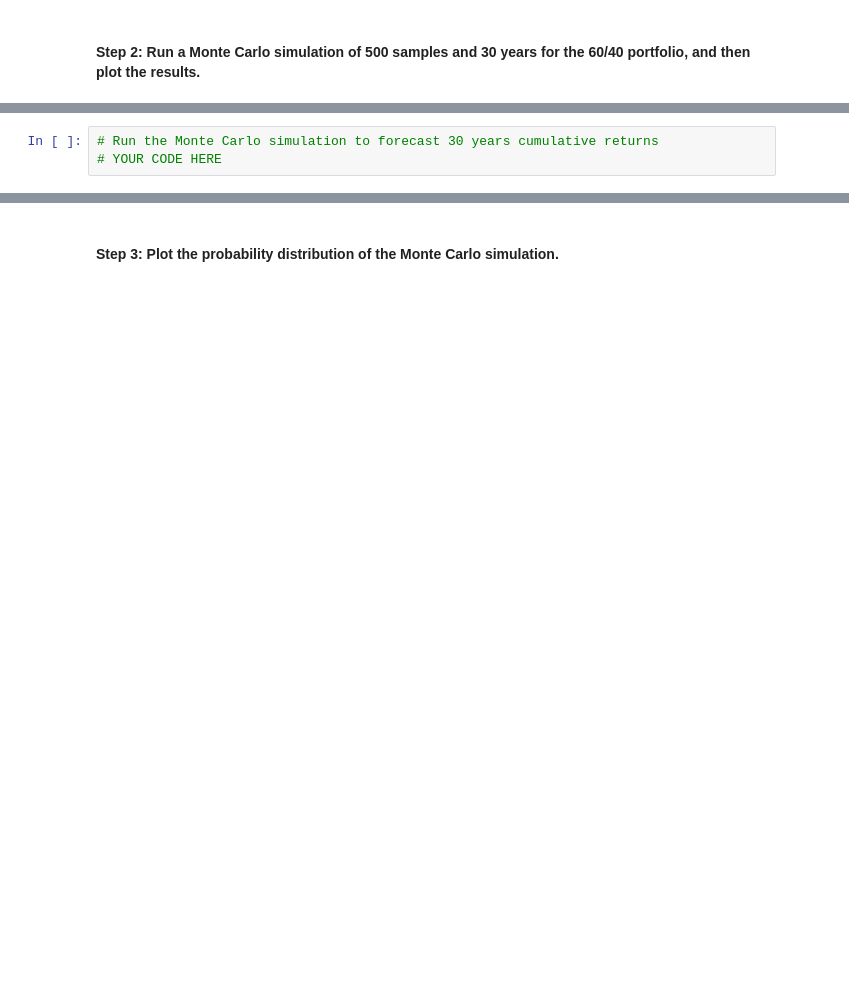
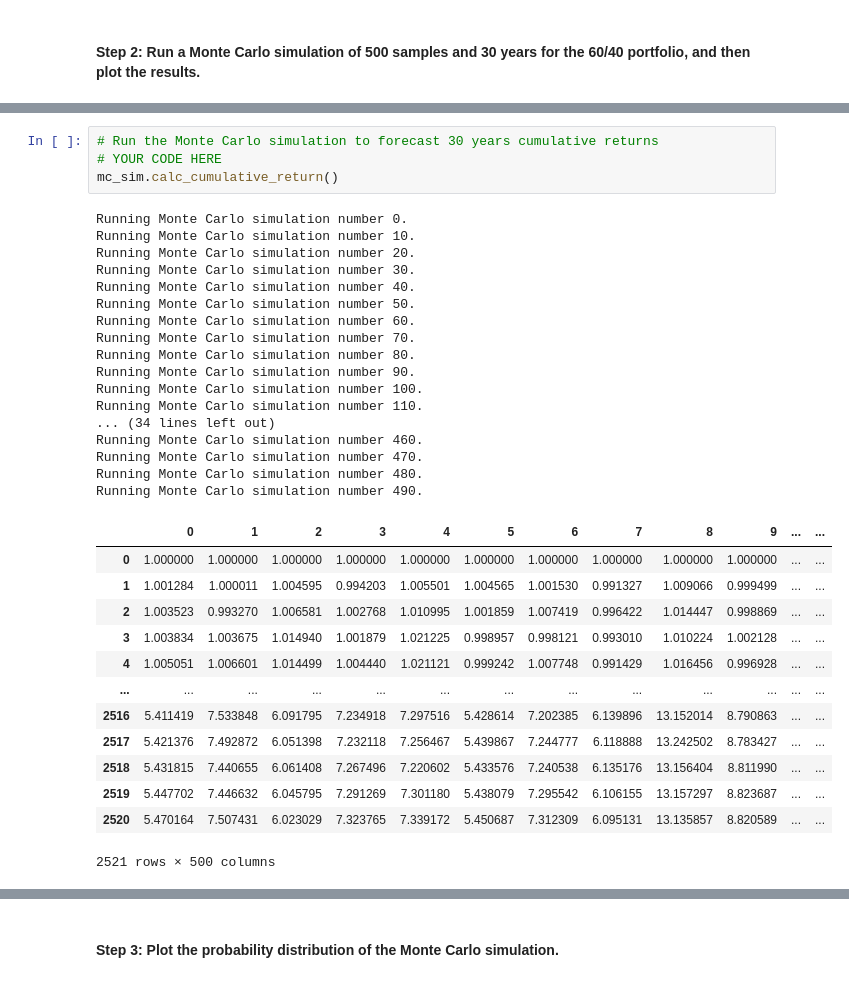
Before and after one commit to saeedraghib/m05_challenge_01A, a Jupyter notebook: sr_financial_planning_tools.ipynb, the cells around one changed output, grey strips where cells are left out. Saved outputs shown, nothing was run; the diff lists cells and outputs as text; blank space fills up the shorter version.

```diff
--- a/sr_financial_planning_tools.ipynb
+++ b/sr_financial_planning_tools.ipynb
@@ -459,6 +535,38 @@ In this section, you’ll use the MCForecastTools library to create a Monte Carl
 # %%
 # Run the Monte Carlo simulation to forecast 30 years cumulative returns
 # YOUR CODE HERE
+mc_sim.calc_cumulative_return()
+# %% [output]
+Running Monte Carlo simulation number 0.
+Running Monte Carlo simulation number 10.
+Running Monte Carlo simulation number 20.
+Running Monte Carlo simulation number 30.
+Running Monte Carlo simulation number 40.
+Running Monte Carlo simulation number 50.
+Running Monte Carlo simulation number 60.
+Running Monte Carlo simulation number 70.
+Running Monte Carlo simulation number 80.
+Running Monte Carlo simulation number 90.
+Running Monte Carlo simulation number 100.
+Running Monte Carlo simulation number 110.
+... (34 lines left out)
+Running Monte Carlo simulation number 460.
+Running Monte Carlo simulation number 470.
+Running Monte Carlo simulation number 480.
+Running Monte Carlo simulation number 490.
+|  | 0 | 1 | 2 | 3 | 4 | 5 | 6 | 7 | 8 | 9 | ... | ... |
+| 0 | 1.000000 | 1.000000 | 1.000000 | 1.000000 | 1.000000 | 1.000000 | 1.000000 | 1.000000 | 1.000000 | 1.000000 | ... | ... |
+| 1 | 1.001284 | 1.000011 | 1.004595 | 0.994203 | 1.005501 | 1.004565 | 1.001530 | 0.991327 | 1.009066 | 0.999499 | ... | ... |
+| 2 | 1.003523 | 0.993270 | 1.006581 | 1.002768 | 1.010995 | 1.001859 | 1.007419 | 0.996422 | 1.014447 | 0.998869 | ... | ... |
+| 3 | 1.003834 | 1.003675 | 1.014940 | 1.001879 | 1.021225 | 0.998957 | 0.998121 | 0.993010 | 1.010224 | 1.002128 | ... | ... |
+| 4 | 1.005051 | 1.006601 | 1.014499 | 1.004440 | 1.021121 | 0.999242 | 1.007748 | 0.991429 | 1.016456 | 0.996928 | ... | ... |
+| ... | ... | ... | ... | ... | ... | ... | ... | ... | ... | ... | ... | ... |
+| 2516 | 5.411419 | 7.533848 | 6.091795 | 7.234918 | 7.297516 | 5.428614 | 7.202385 | 6.139896 | 13.152014 | 8.790863 | ... | ... |
+| 2517 | 5.421376 | 7.492872 | 6.051398 | 7.232118 | 7.256467 | 5.439867 | 7.244777 | 6.118888 | 13.242502 | 8.783427 | ... | ... |
+| 2518 | 5.431815 | 7.440655 | 6.061408 | 7.267496 | 7.220602 | 5.433576 | 7.240538 | 6.135176 | 13.156404 | 8.811990 | ... | ... |
+| 2519 | 5.447702 | 7.446632 | 6.045795 | 7.291269 | 7.301180 | 5.438079 | 7.295542 | 6.106155 | 13.157297 | 8.823687 | ... | ... |
+| 2520 | 5.470164 | 7.507431 | 6.023029 | 7.323765 | 7.339172 | 5.450687 | 7.312309 | 6.095131 | 13.135857 | 8.820589 | ... | ... |
+2521 rows × 500 columns
 # %%
 # Visualize the 30-year Monte Carlo simulation by creating an
 # overlay line plot
```
Also changed, not shown: parts of 25 cells of this notebook.
